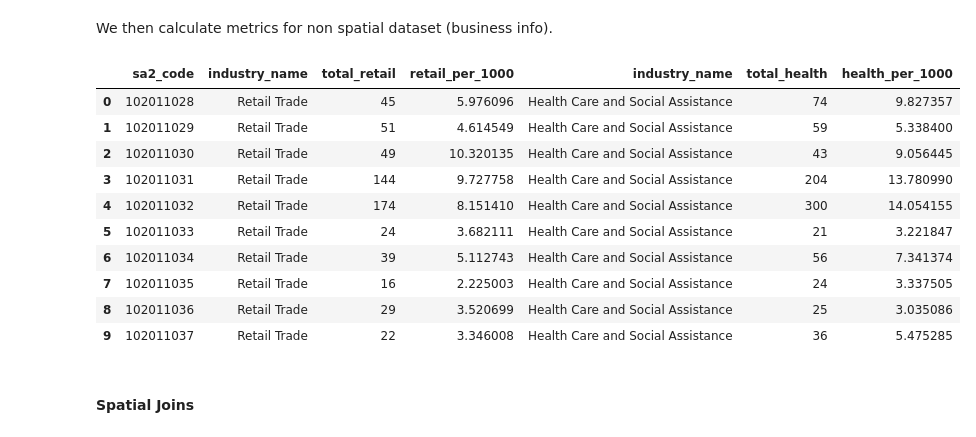
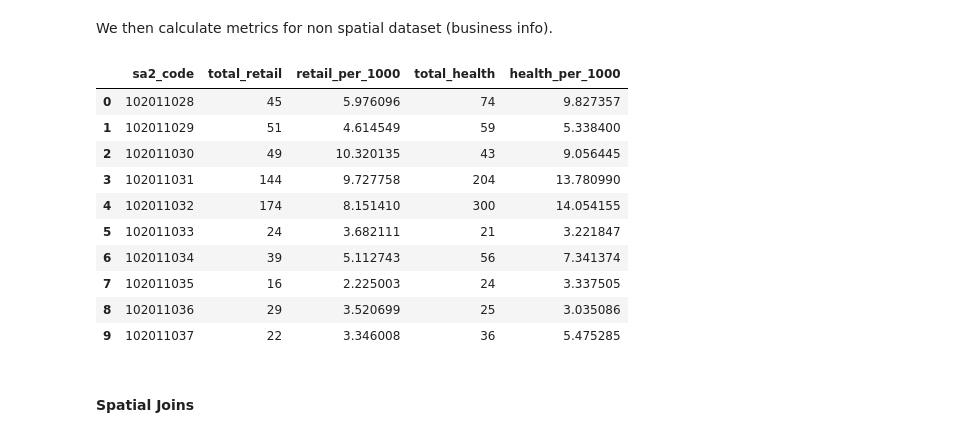
Before and after one commit to FixItChris/DATA2901, a Jupyter notebook: Report.ipynb, the cells around one changed output. Drawn from its saved outputs; the diff is of its cells as text; code cells hidden in the pictures.

```diff
--- a/Report.ipynb
+++ b/Report.ipynb
@@ -102,6 +102,6 @@ def pgreconnect(credentials, old_db, old_conn, db_schema="public", commit=False)
         return None, None
 # %%
 credentials = "Credentials.json"
-db, conn = pgconnect(credentials)
+db, conn = pgconnect(credentials, 'sa2')
 # %% [output]
 Connected successfully.
@@ -134,5 +135,5 @@ query(conn, "SELECT PostGIS_version()")
 |  | postgis_version |
 | 0 | 3.3 USE_GEOS=1 USE_PROJ=1 USE_STA... |
 # %%
-#db, conn = pgreconnect(credentials, db, conn, 'sa2', False)
+db, conn = pgreconnect(credentials, db, conn, 'sa2', True)
 #query(conn, "SET SEARCH_PATH TO sa2")
@@ -698,4 +704,4 @@ query(conn, "SELECT * FROM population LIMIT 5;")
 | 3 | 102011031 | 3205 | 14803 |
 | 4 | 102011032 | 4364 | 21346 |
 # %%
-#db, conn = pgreconnect(credentials, db, conn, 'sa2', True)
+db, conn = pgreconnect(credentials, db, conn, 'sa2', True)
@@ -742,45 +789,49 @@ We then calculate metrics for non spatial dataset (business info).
 # %%
 sql="""
 CREATE OR REPLACE VIEW retail_agg AS
 SELECT
     sa2_code,
-    industry_name,
     total_businesses as "total_retail",
-    (total_businesses::float/total_people::float) * 1000 as "retail_per_1000"
+    CASE
+        WHEN total_people::float = 0 THEN 0
+        ELSE (total_businesses::float/total_people::float) * 1000
+    END as "retail_per_1000"
 FROM
     non_spat_join
 WHERE
     industry_code = 'G';
 
 CREATE OR REPLACE VIEW health_agg AS
 SELECT
     sa2_code,
-    industry_name,
     total_businesses as "total_health",
-    (total_businesses::float/total_people::float) * 1000 as "health_per_1000"
+    CASE
+        WHEN total_people::float = 0 THEN 0
+        ELSE (total_businesses::float/total_people::float) * 1000
+    END as "health_per_1000"
 FROM
     non_spat_join
 WHERE
     industry_code = 'Q';
 
 SELECT *
 FROM retail_agg FULL OUTER JOIN health_agg USING (sa2_code)
 LIMIT 10;
 """
 
 query(conn, sql)
 # %% [output]
-|  | sa2_code | industry_name | total_retail | retail_per_1000 | industry_name | total_health | health_per_1000 |
-| 0 | 102011028 | Retail Trade | 45 | 5.976096 | Health Care and Social Assistance | 74 | 9.827357 |
-| 1 | 102011029 | Retail Trade | 51 | 4.614549 | Health Care and Social Assistance | 59 | 5.338400 |
-| 2 | 102011030 | Retail Trade | 49 | 10.320135 | Health Care and Social Assistance | 43 | 9.056445 |
-| 3 | 102011031 | Retail Trade | 144 | 9.727758 | Health Care and Social Assistance | 204 | 13.780990 |
-| 4 | 102011032 | Retail Trade | 174 | 8.151410 | Health Care and Social Assistance | 300 | 14.054155 |
-| 5 | 102011033 | Retail Trade | 24 | 3.682111 | Health Care and Social Assistance | 21 | 3.221847 |
-| 6 | 102011034 | Retail Trade | 39 | 5.112743 | Health Care and Social Assistance | 56 | 7.341374 |
-| 7 | 102011035 | Retail Trade | 16 | 2.225003 | Health Care and Social Assistance | 24 | 3.337505 |
-| 8 | 102011036 | Retail Trade | 29 | 3.520699 | Health Care and Social Assistance | 25 | 3.035086 |
-| 9 | 102011037 | Retail Trade | 22 | 3.346008 | Health Care and Social Assistance | 36 | 5.475285 |
+|  | sa2_code | total_retail | retail_per_1000 | total_health | health_per_1000 |
+| 0 | 102011028 | 45 | 5.976096 | 74 | 9.827357 |
+| 1 | 102011029 | 51 | 4.614549 | 59 | 5.338400 |
+| 2 | 102011030 | 49 | 10.320135 | 43 | 9.056445 |
+| 3 | 102011031 | 144 | 9.727758 | 204 | 13.780990 |
+| 4 | 102011032 | 174 | 8.151410 | 300 | 14.054155 |
+| 5 | 102011033 | 24 | 3.682111 | 21 | 3.221847 |
+| 6 | 102011034 | 39 | 5.112743 | 56 | 7.341374 |
+| 7 | 102011035 | 16 | 2.225003 | 24 | 3.337505 |
+| 8 | 102011036 | 29 | 3.520699 | 25 | 3.035086 |
+| 9 | 102011037 | 22 | 3.346008 | 36 | 5.475285 |
 # %% [markdown]
 #### Spatial Joins
 # %% [markdown]
```
Also changed, not shown: parts of 10 cells of this notebook.
